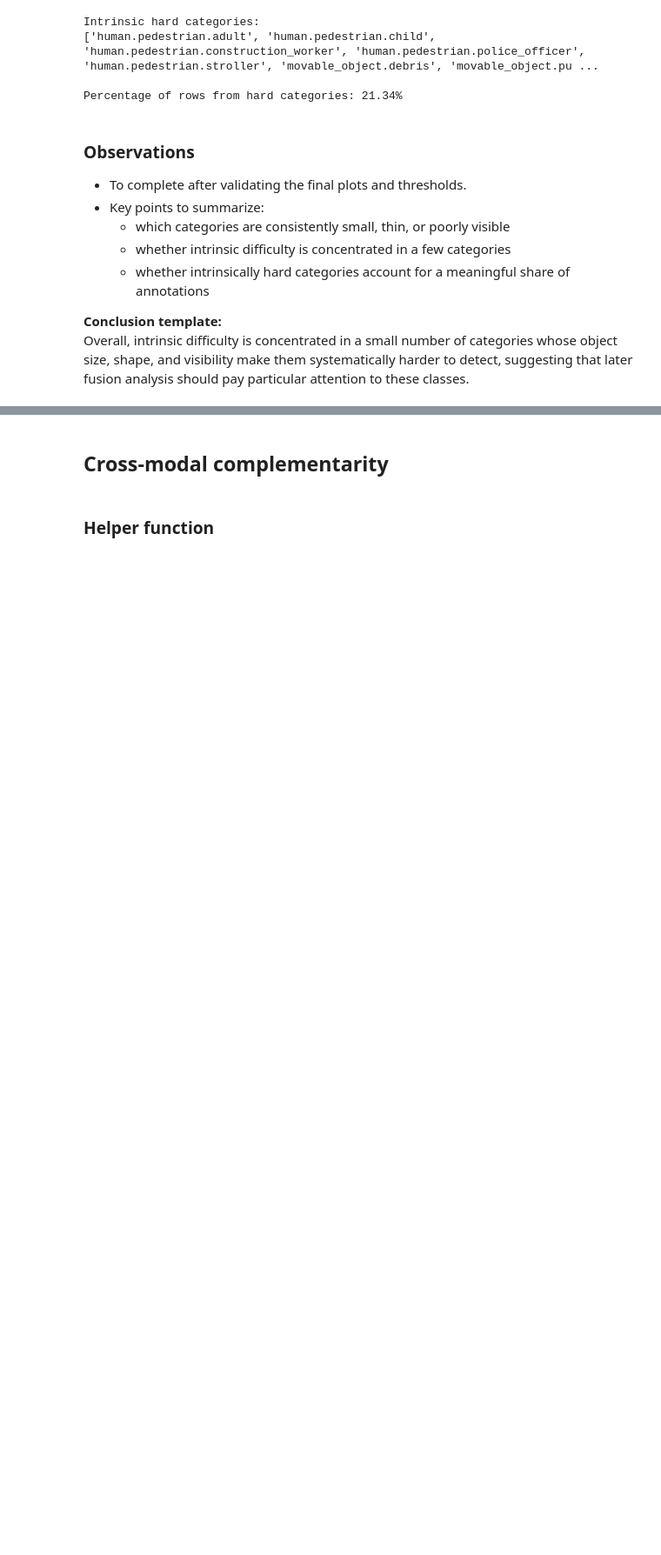
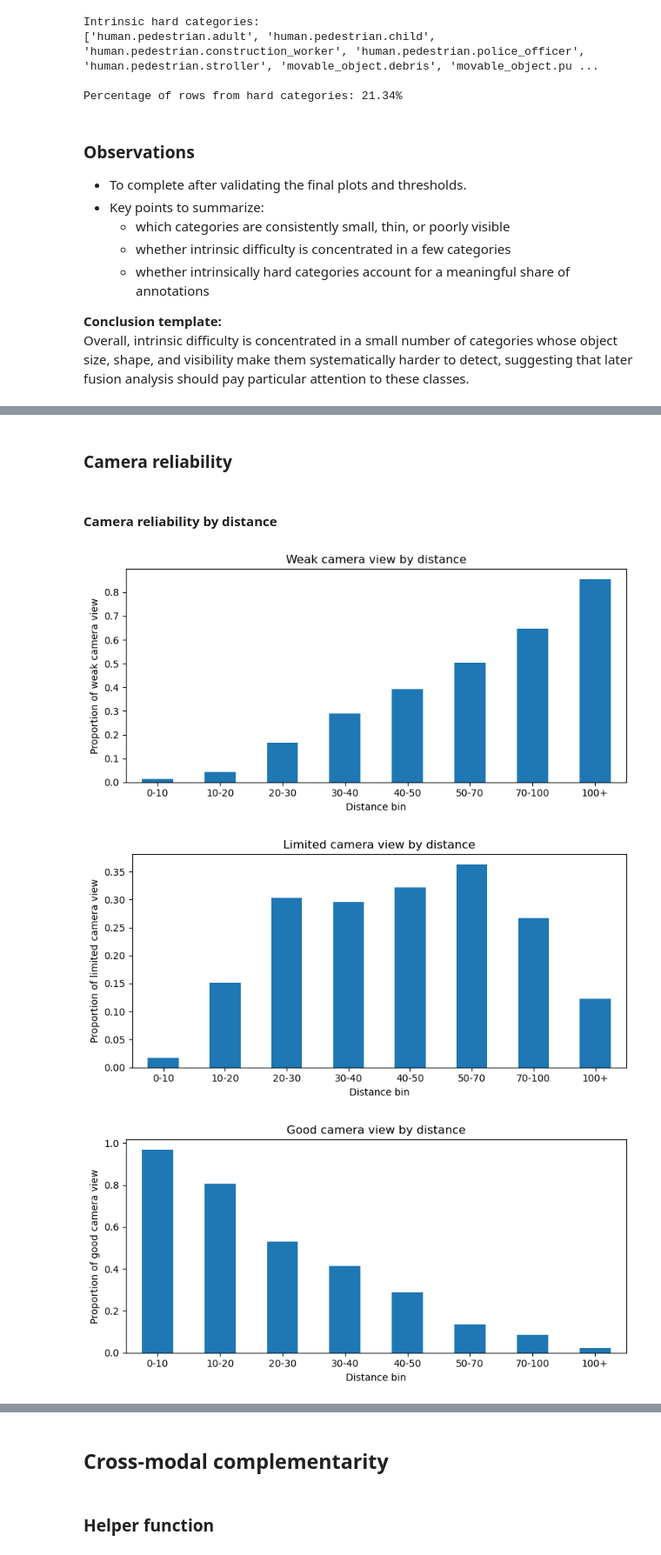
Before and after one commit to darkcyan-ugli-fruit/nuscenes-multimodal-learning, a Jupyter notebook: notebooks/00_EDA.ipynb, the cells around one changed output, grey strips where cells are left out. Shown at 87% size. Cells and saved outputs as stored; diff of their text form; code cells hidden in the pictures; blank space fills up the shorter version.

Commit message:
nb00: refactored sensor reliability by regime

```diff
--- a/notebooks/00_EDA.ipynb
+++ b/notebooks/00_EDA.ipynb
@@ -1862,0 +1465,22 @@ Overall, sensor reliability is strongly regime-dependent: camera is typically st
+# %%
+def plot_bar_from_table(
+    table: pd.DataFrame,
+    true_col: bool = True,
+    title: str = "",
+    ylabel: str = "",
+    xlabel: str = "",
+    figsize: Tuple[int, int] = (8, 4),
+    rot: int = 0,
+    ha: str = "center",
+) -> None:
+    """
+    Plot the proportion associated with the True column from a boolean summary table.
+    """
+    plot_series: pd.Series = table[true_col] if true_col in table.columns else pd.Series(0, index=table.index)
+
+    ax = plot_series.plot.bar(figsize=figsize, title=title, rot=rot)
+    ax.set_ylabel(ylabel)
+    ax.set_xlabel(xlabel)
+    ax.set_xticklabels(ax.get_xticklabels(), rotation=rot, ha=ha)
+    plt.tight_layout()
+    plt.show()
@@ -1862,0 +1503,24 @@ Overall, sensor reliability is strongly regime-dependent: camera is typically st
+# %% [markdown]
+### Camera reliability
+# %%
+camera_flags: Dict[str, str] = {
+    "weak_camera_view": "Weak camera view",
+    "limited_camera_view": "Limited camera view",
+    "good_camera_view": "Good camera view",
+}
+# %% [markdown]
+#### Camera reliability by distance
+# %%
+for flag, label in camera_flags.items():
+    table: pd.DataFrame = summarize_flag_by_group(eda_df, "distance_bin", flag)
+
+    plot_bar_from_table(
+        table=table,
+        title=f"{label} by distance",
+        ylabel=f"Proportion of {label.lower()}",
+        xlabel="Distance bin",
+    )
+# %% [output]
+[figure, added]
+[figure, added]
+[figure, added]
```
Also changed, not shown: parts of 87 cells of this notebook.
